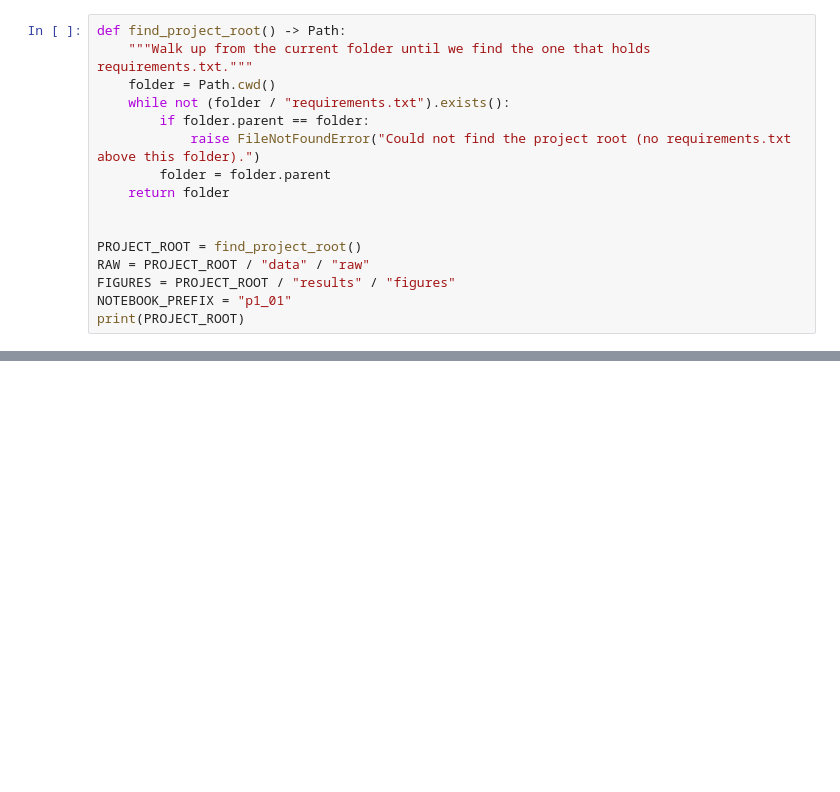
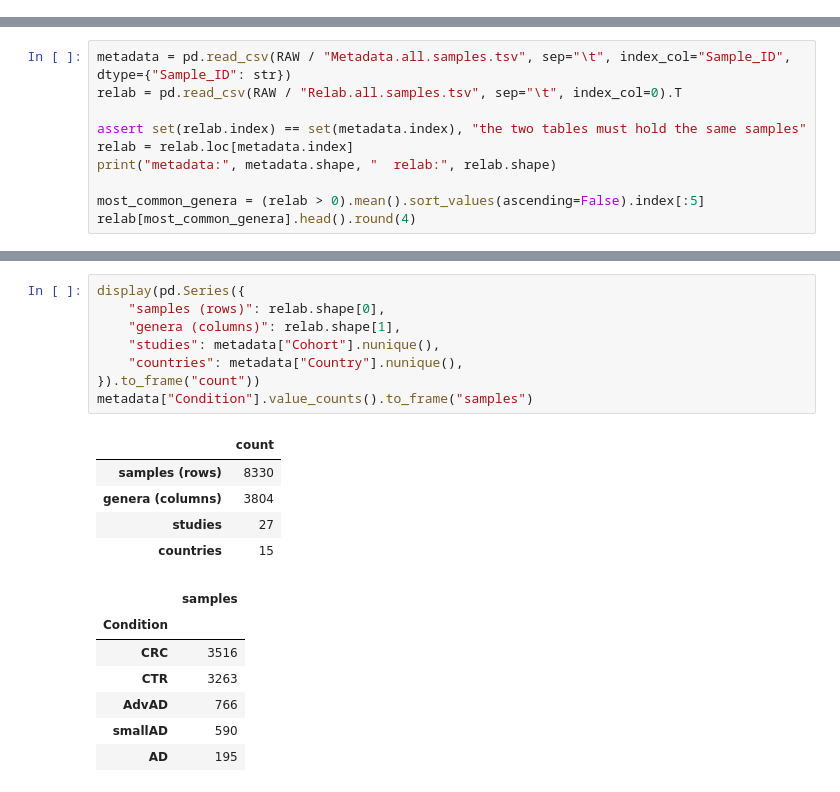
Before and after one commit to Marko-Ivanovski/graduation_thesis, a Jupyter notebook: notebooks/phase_1/01_data_overview.ipynb, the cells around one changed output, grey strips where cells are left out. Cells and saved outputs as stored; diff of their text form; blank space fills up the shorter version.

```diff
--- a/notebooks/phase_1/01_data_overview.ipynb
+++ b/notebooks/phase_1/01_data_overview.ipynb
@@ -24,16 +0,0 @@ from IPython.display import Markdown, display
-# %%
-def find_project_root() -> Path:
-    """Walk up from the current folder until we find the one that holds requirements.txt."""
-    folder = Path.cwd()
-    while not (folder / "requirements.txt").exists():
-        if folder.parent == folder:
-            raise FileNotFoundError("Could not find the project root (no requirements.txt above this folder).")
-        folder = folder.parent
-    return folder
-
-
-PROJECT_ROOT = find_project_root()
-RAW = PROJECT_ROOT / "data" / "raw"
-FIGURES = PROJECT_ROOT / "results" / "figures"
-NOTEBOOK_PREFIX = "p1_01"
-print(PROJECT_ROOT)
@@ -239,0 +83,10 @@ All checks passed.
+# %%
+metadata = pd.read_csv(RAW / "Metadata.all.samples.tsv", sep="\t", index_col="Sample_ID", dtype={"Sample_ID": str})
+relab = pd.read_csv(RAW / "Relab.all.samples.tsv", sep="\t", index_col=0).T
+
+assert set(relab.index) == set(metadata.index), "the two tables must hold the same samples"
+relab = relab.loc[metadata.index]
+print("metadata:", metadata.shape, "  relab:", relab.shape)
+
+most_common_genera = (relab > 0).mean().sort_values(ascending=False).index[:5]
+relab[most_common_genera].head().round(4)
@@ -239,0 +114,21 @@ All checks passed.
+# %%
+display(pd.Series({
+    "samples (rows)": relab.shape[0],
+    "genera (columns)": relab.shape[1],
+    "studies": metadata["Cohort"].nunique(),
+    "countries": metadata["Country"].nunique(),
+}).to_frame("count"))
+metadata["Condition"].value_counts().to_frame("samples")
+# %% [output]
+|  | count |
+| samples (rows) | 8330 |
+| genera (columns) | 3804 |
+| studies | 27 |
+| countries | 15 |
+|  | samples |
+| Condition |  |
+| CRC | 3516 |
+| CTR | 3263 |
+| AdvAD | 766 |
+| smallAD | 590 |
+| AD | 195 |
```
Also changed, not shown: parts of 38 cells of this notebook, 13 other files.
